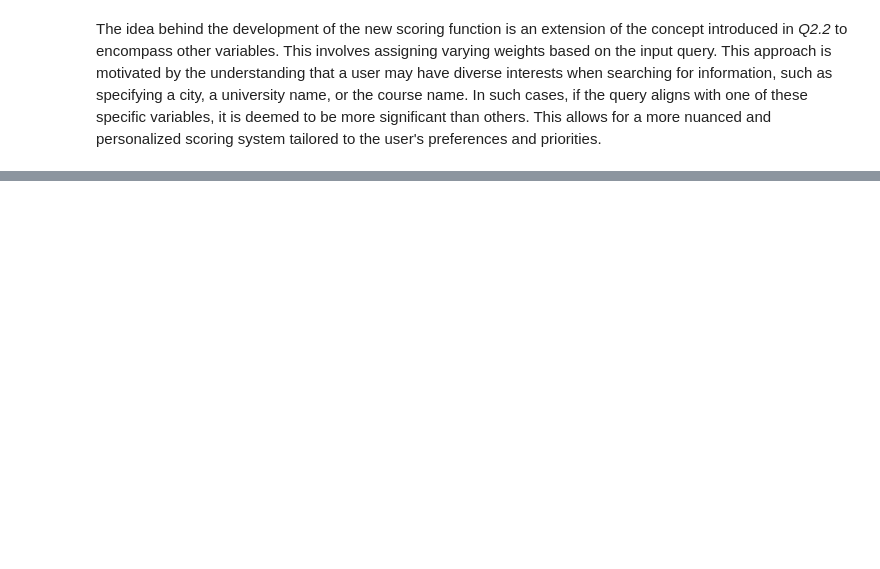
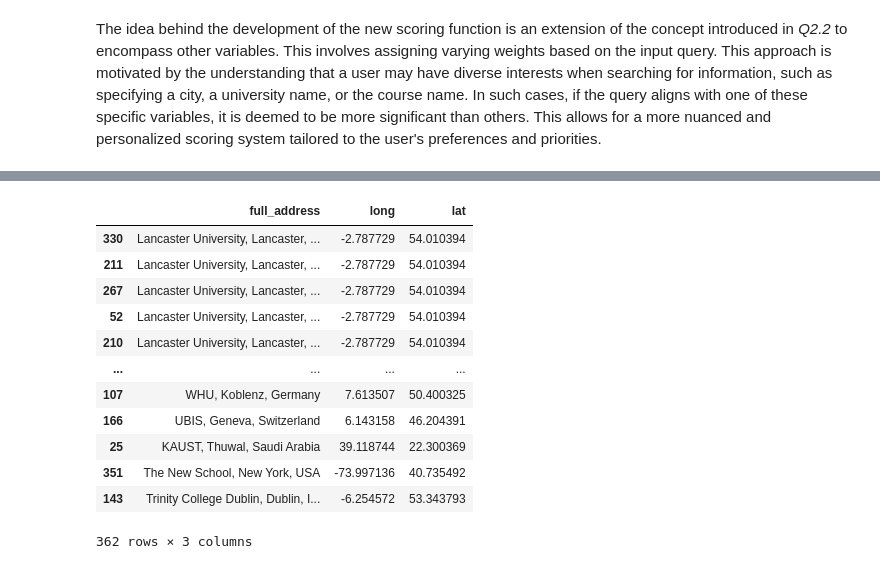
Before and after one commit to saifali03/Master-s-Degrees-from-all-over-, a Jupyter notebook: ADM_HW3.ipynb, the cells around one changed output, grey strips where cells are left out. Cells and saved outputs as stored; diff of their text form; code cells hidden in the pictures; blank space fills up the shorter version.

```diff
--- a/ADM_HW3.ipynb
+++ b/ADM_HW3.ipynb
@@ -407,0 +426,11 @@ sorted_df
+# %%
+# Load the required libraries
+import pandas as pd
+# from pandas_profiling import ProfileReport
+from googlemaps import Client as GoogleMaps
+import googlemaps
+import gmaps
+from keplergl import KeplerGl
+import geopandas as gpd
+
+gmaps = googlemaps.Client(key='') # API key obtained from Google
@@ -407,0 +471,16 @@ sorted_df
+# %%
+addresses1
+# %% [output]
+|  | full_address | long | lat |
+| 330 | Lancaster University, Lancaster, ... | -2.787729 | 54.010394 |
+| 211 | Lancaster University, Lancaster, ... | -2.787729 | 54.010394 |
+| 267 | Lancaster University, Lancaster, ... | -2.787729 | 54.010394 |
+| 52 | Lancaster University, Lancaster, ... | -2.787729 | 54.010394 |
+| 210 | Lancaster University, Lancaster, ... | -2.787729 | 54.010394 |
+| ... | ... | ... | ... |
+| 107 | WHU, Koblenz, Germany | 7.613507 | 50.400325 |
+| 166 | UBIS, Geneva, Switzerland | 6.143158 | 46.204391 |
+| 25 | KAUST, Thuwal, Saudi Arabia | 39.118744 | 22.300369 |
+| 351 | The New School, New York, USA | -73.997136 | 40.735492 |
+| 143 | Trinity College Dublin, Dublin, I... | -6.254572 | 53.343793 |
+362 rows × 3 columns
```
Also changed, not shown: parts of 20 cells of this notebook.
